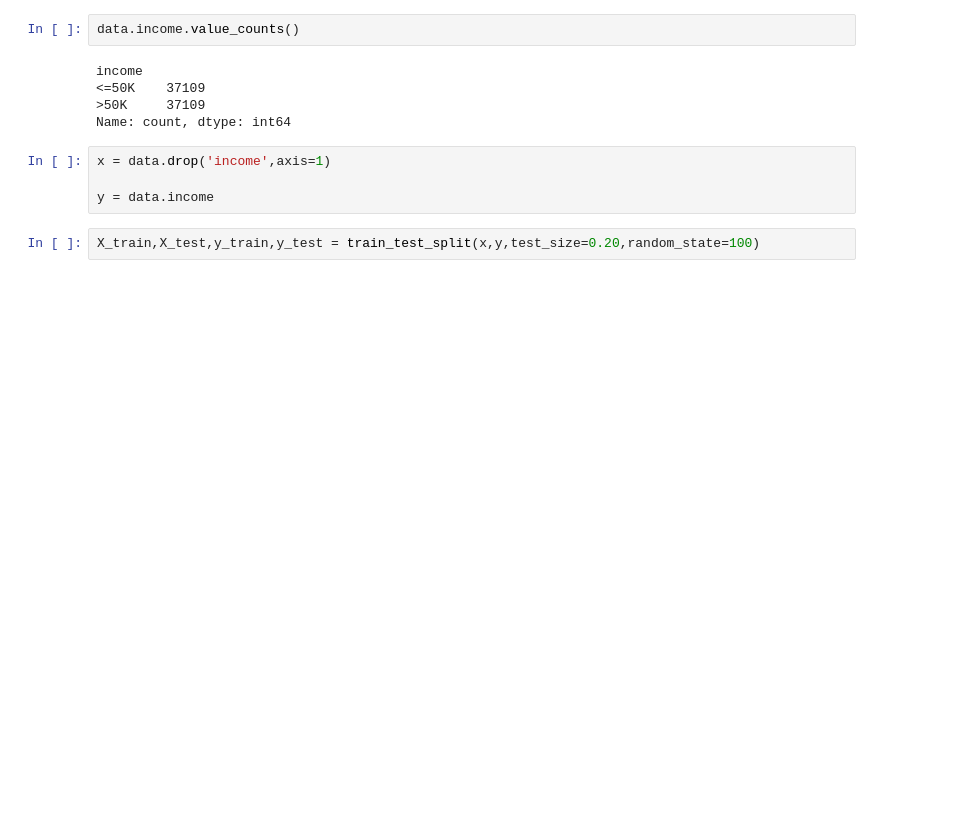
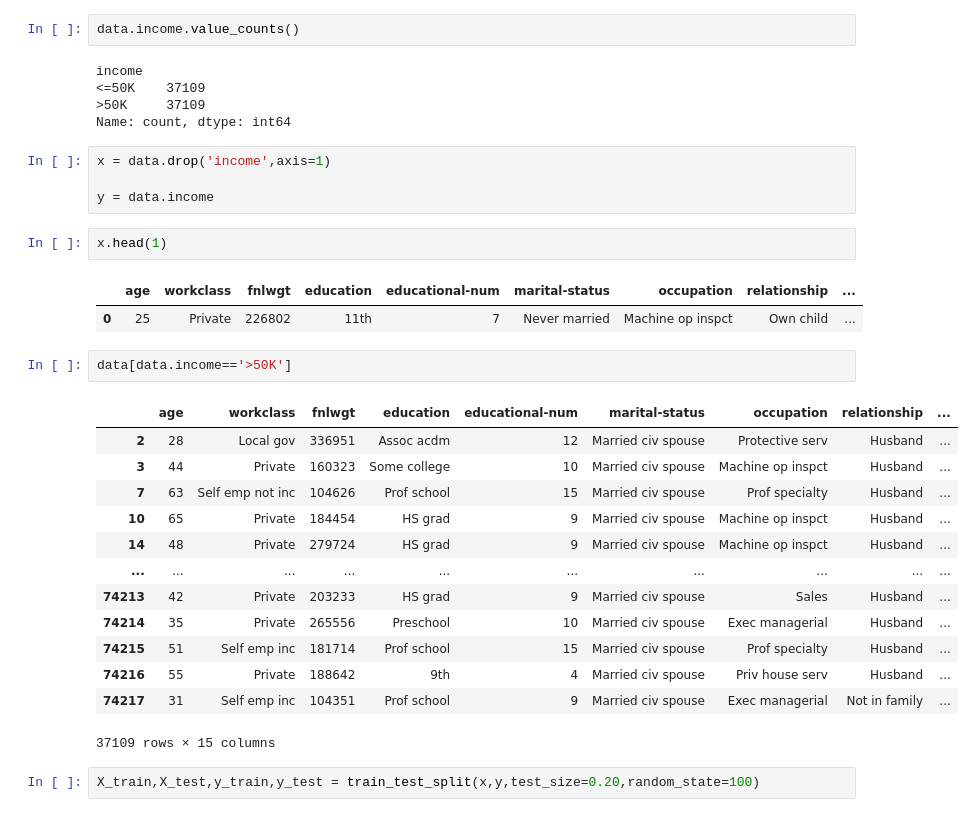
Before and after one commit to ahsanahmede7/Machine_Learning_Assigment, a Jupyter notebook: Adult.ipynb, the cells around one changed output. Saved outputs shown, nothing was run; the diff lists cells and outputs as text; blank space fills up the shorter version.

```diff
--- a/Adult.ipynb
+++ b/Adult.ipynb
@@ -222,6 +214,27 @@ Name: count, dtype: int64
 x = data.drop('income',axis=1)
 
 y = data.income
+# %%
+x.head(1)
+# %% [output]
+|  | age | workclass | fnlwgt | education | educational-num | marital-status | occupation | relationship | ... |
+| 0 | 25 | Private | 226802 | 11th | 7 | Never married | Machine op inspct | Own child | ... |
+# %%
+data[data.income=='>50K']
+# %% [output]
+|  | age | workclass | fnlwgt | education | educational-num | marital-status | occupation | relationship | ... |
+| 2 | 28 | Local gov | 336951 | Assoc acdm | 12 | Married civ spouse | Protective serv | Husband | ... |
+| 3 | 44 | Private | 160323 | Some college | 10 | Married civ spouse | Machine op inspct | Husband | ... |
+| 7 | 63 | Self emp not inc | 104626 | Prof school | 15 | Married civ spouse | Prof specialty | Husband | ... |
+| 10 | 65 | Private | 184454 | HS grad | 9 | Married civ spouse | Machine op inspct | Husband | ... |
+| 14 | 48 | Private | 279724 | HS grad | 9 | Married civ spouse | Machine op inspct | Husband | ... |
+| ... | ... | ... | ... | ... | ... | ... | ... | ... | ... |
+| 74213 | 42 | Private | 203233 | HS grad | 9 | Married civ spouse | Sales | Husband | ... |
+| 74214 | 35 | Private | 265556 | Preschool | 10 | Married civ spouse | Exec managerial | Husband | ... |
+| 74215 | 51 | Self emp inc | 181714 | Prof school | 15 | Married civ spouse | Prof specialty | Husband | ... |
+| 74216 | 55 | Private | 188642 | 9th | 4 | Married civ spouse | Priv house serv | Husband | ... |
+| 74217 | 31 | Self emp inc | 104351 | Prof school | 9 | Married civ spouse | Exec managerial | Not in family | ... |
+37109 rows × 15 columns
 # %%
 X_train,X_test,y_train,y_test = train_test_split(x,y,test_size=0.20,random_state=100)
 # %%
```
Also changed, not shown: parts of 12 cells of this notebook, 5 other files.
